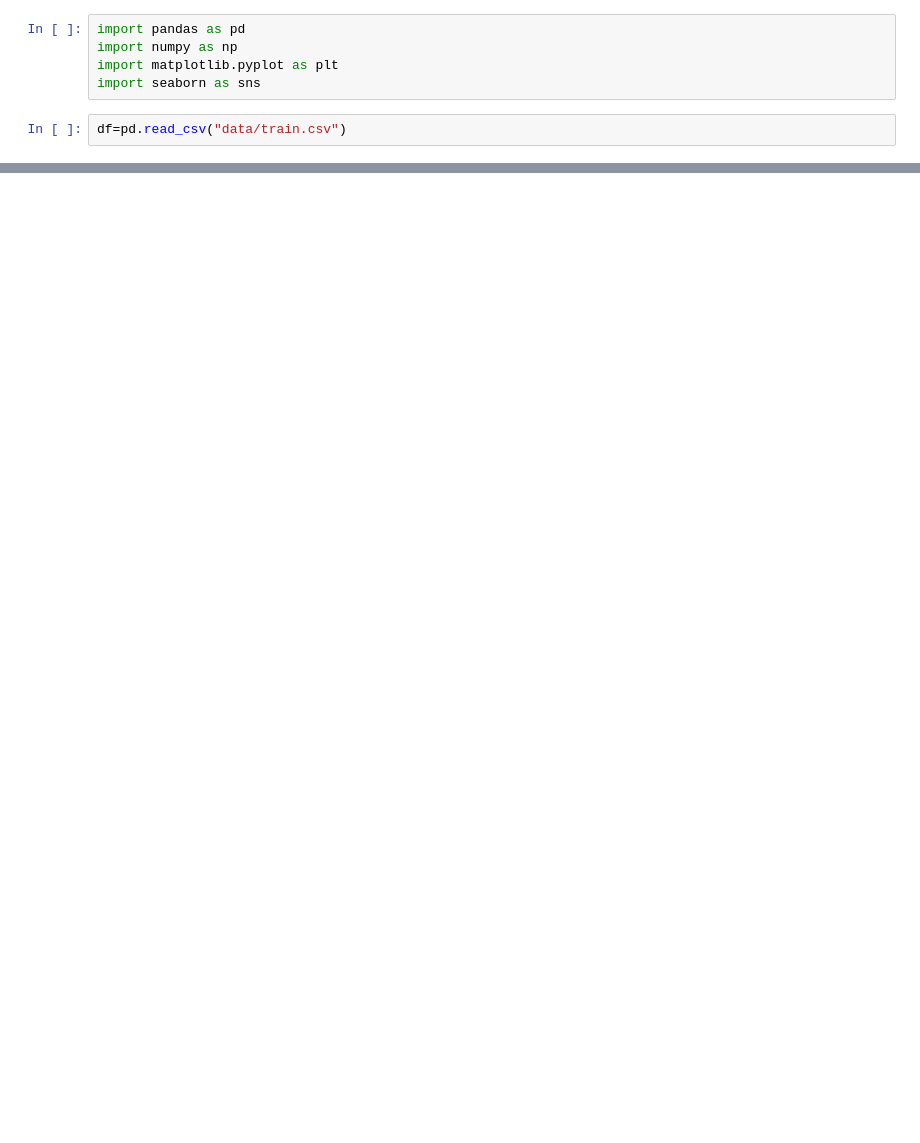
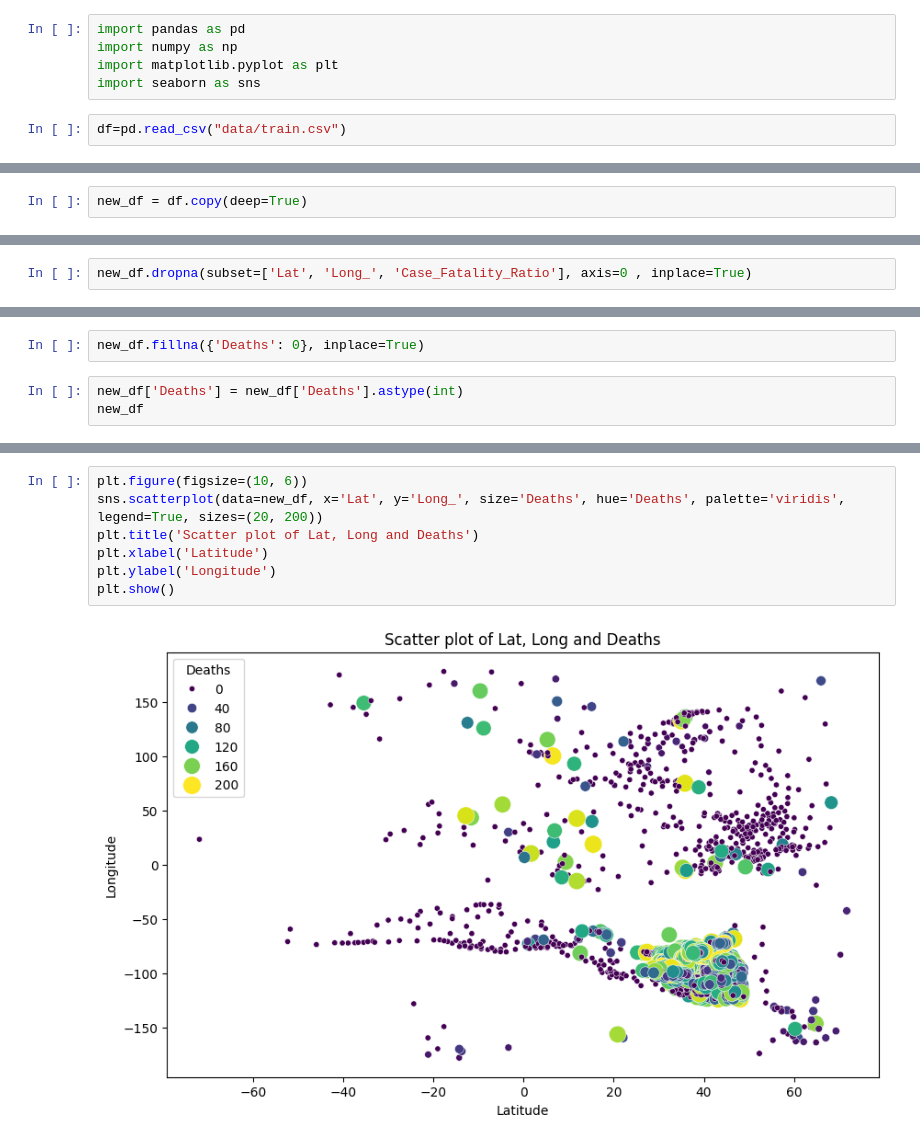
Before and after one commit to Horizn16/Predictioneer, a Jupyter notebook: test.ipynb, the cells around one changed output, grey strips where cells are left out. Drawn from its saved outputs; the diff is of its cells as text; blank space fills up the shorter version.

Commit message:
Done till plotting

```diff
--- a/test.ipynb
+++ b/test.ipynb
@@ -21,0 +81,2 @@ df.sample(10)
+# %%
+new_df = df.copy(deep=True)
@@ -21,0 +99,2 @@ df.sample(10)
+# %%
+new_df.dropna(subset=['Lat', 'Long_', 'Case_Fatality_Ratio'], axis=0 , inplace=True)
@@ -21,0 +125,5 @@ df.sample(10)
+# %%
+new_df.fillna({'Deaths': 0}, inplace=True)
+# %%
+new_df['Deaths'] = new_df['Deaths'].astype(int)
+new_df
@@ -21,0 +172,9 @@ df.sample(10)
+# %%
+plt.figure(figsize=(10, 6))
+sns.scatterplot(data=new_df, x='Lat', y='Long_', size='Deaths', hue='Deaths', palette='viridis', legend=True, sizes=(20, 200))
+plt.title('Scatter plot of Lat, Long and Deaths')
+plt.xlabel('Latitude')
+plt.ylabel('Longitude')
+plt.show()
+# %% [output]
+[figure, added]
```
Also changed, not shown: parts of 13 cells of this notebook, 1 other file.
